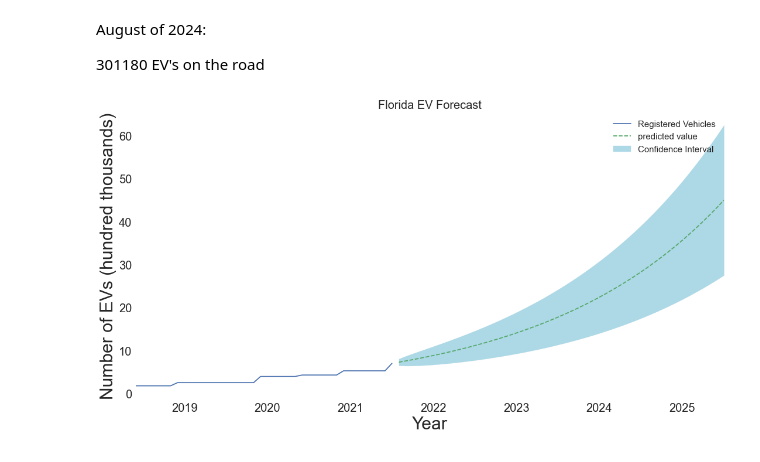
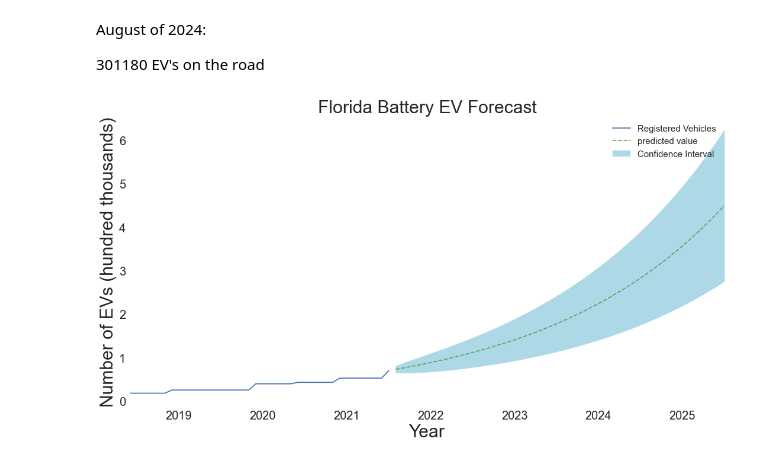
Before and after one commit to Dmoreir1/Capstone-Project--DS-Flatiron, a Jupyter notebook: state notebooks/FL.ipynb, the cells around one changed output. Cells and saved outputs as stored; diff of their text form; code cells hidden in the pictures.

Commit message:
updates to 3 state notebooks
Updating scales and axis of models; narrowed down report to 3 states

```diff
--- a/state notebooks/Draft FL.ipynb
+++ b/state notebooks/FL.ipynb
@@ -25,7 +25,7 @@ sns.set_style("white")
 plt.style.use('seaborn')
 # sns.set_palette("white")
 # %%
-df_raw = pd.read_csv('data/fl_ev_registrations_public.csv')
+df_raw = pd.read_csv('../data/fl_ev_registrations_public.csv')
 df_raw = df_raw[(df_raw.Technology == 'BEV')]
-df_raw.head()
+df_raw.info()
 # %% [output]
@@ -295,26 +302,26 @@ August of 2024:
 # %%
 sns.set_style(style='white')
 fig, ax = plt.subplots()
 combined.plot(ax=ax,label='Actual')
 
 
 future_prediction['prediction'].plot(ax=ax,label='predicted value',ls='--')
 
 ax.fill_between(x= future_prediction.index, y1= future_prediction['lower'],
                 y2= future_prediction['upper'], color = 'lightblue',
                 label='Confidence Interval')
 
 
 ax.set_xlabel('Year',fontsize=30)
 plt.xticks(fontsize=20)
 ax.set_ylabel('Number of EVs (hundred thousands)',fontsize=30)
 plt.yticks(fontsize=20)
 
-# scale_y = 1e5
+scale_y = 1e5
 ticks_y = ticker.FuncFormatter(lambda x, pos: '{0:g}'.format(x/scale_y))
 ax.yaxis.set_major_formatter(ticks_y)
-ax.set_title('Florida EV Forecast',fontsize=20)
+ax.set_title('Florida Battery EV Forecast',fontsize=30)
 plt.legend(fontsize = 15)
 plt.show()
 # %% [output]
-[figure, old version]
+[figure, new version]
```
Also changed, not shown: parts of 5 cells of this notebook, 4 other files.
